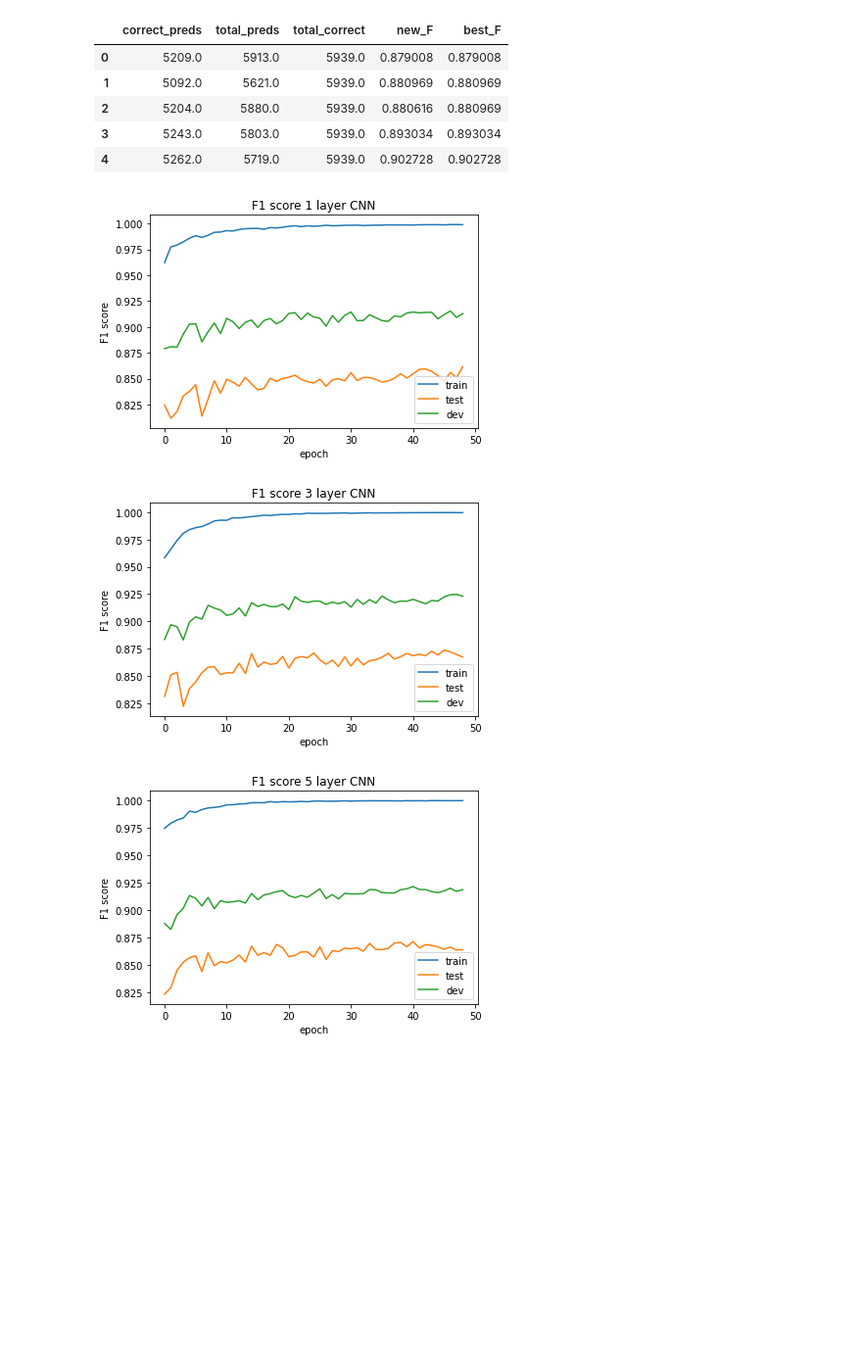
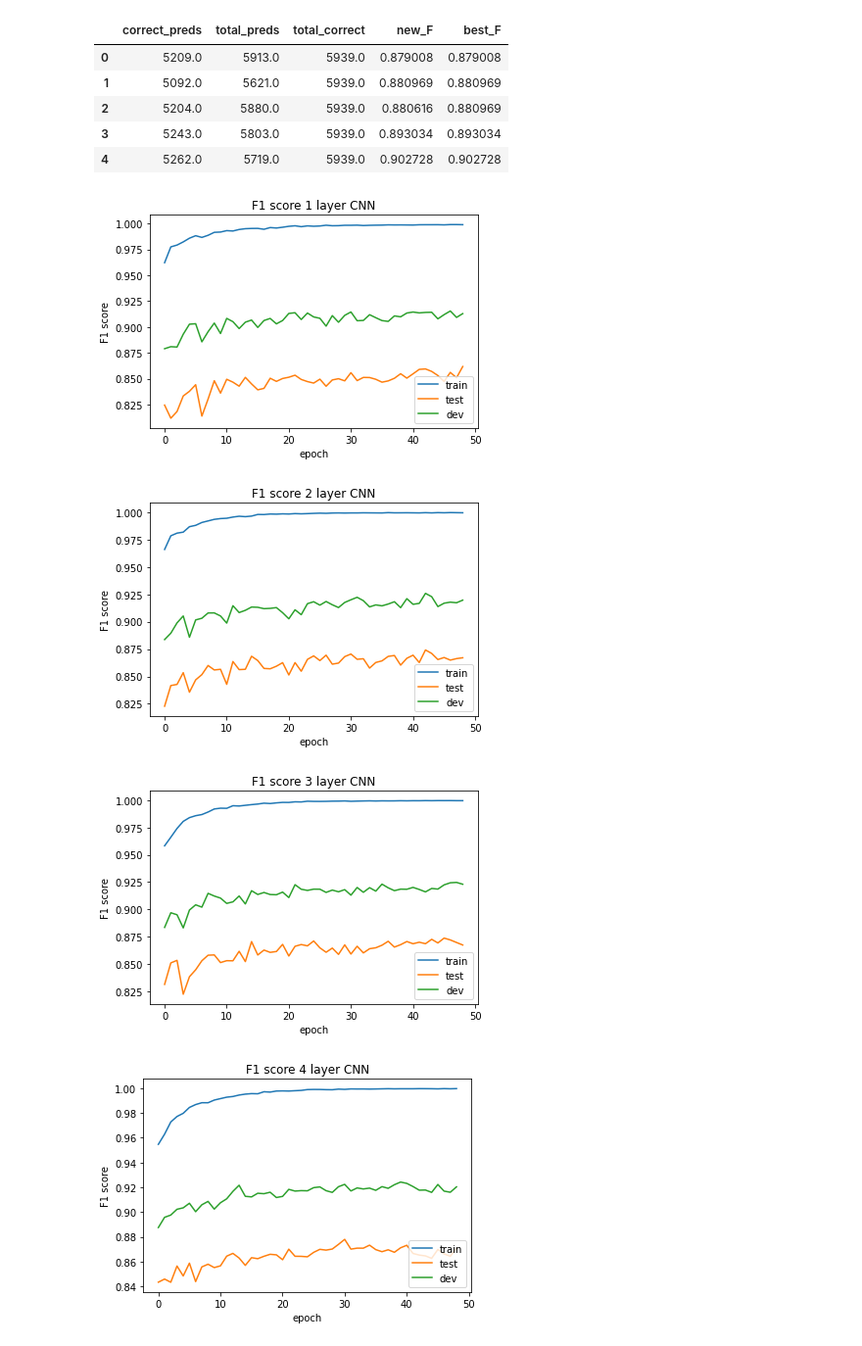
Before and after one commit to ABHISHEK03312/NLP-assignment2, a Jupyter notebook: results-graphs.ipynb, the cells around one changed output. Shown at 98% size. Drawn from its saved outputs; the diff is of its cells as text; code cells hidden in the pictures; blank space fills up the shorter version.

```diff
--- a/results-graphs.ipynb
+++ b/results-graphs.ipynb
@@ -6,12 +6,21 @@ import numpy as np
 cnn_1_layer_train = pd.read_csv("/Users/abhishekvaidyanathan/Desktop/NLP-assignment2/1-CNN-layer/1Train.csv")
 cnn_1_layer_dev = pd.read_csv("/Users/abhishekvaidyanathan/Desktop/NLP-assignment2/1-CNN-layer/1Dev.csv")
 cnn_1_layer_test = pd.read_csv("/Users/abhishekvaidyanathan/Desktop/NLP-assignment2/1-CNN-layer/1Test.csv")
+cnn_2_layer_train = pd.read_csv("/Users/abhishekvaidyanathan/Desktop/NLP-assignment2/2-CNN-layer/2Train.csv")
+cnn_2_layer_dev = pd.read_csv("/Users/abhishekvaidyanathan/Desktop/NLP-assignment2/2-CNN-layer/2Dev.csv")
+cnn_2_layer_test = pd.read_csv("/Users/abhishekvaidyanathan/Desktop/NLP-assignment2/2-CNN-layer/2Test.csv")
 cnn_3_layer_train = pd.read_csv("/Users/abhishekvaidyanathan/Desktop/NLP-assignment2/3-CNN-layer/3Train.csv")
 cnn_3_layer_dev = pd.read_csv("/Users/abhishekvaidyanathan/Desktop/NLP-assignment2/3-CNN-layer/3Dev.csv")
 cnn_3_layer_test = pd.read_csv("/Users/abhishekvaidyanathan/Desktop/NLP-assignment2/3-CNN-layer/3Test.csv")
+cnn_4_layer_train = pd.read_csv("/Users/abhishekvaidyanathan/Desktop/NLP-assignment2/4-CNN-layer/4Train.csv")
+cnn_4_layer_dev = pd.read_csv("/Users/abhishekvaidyanathan/Desktop/NLP-assignment2/4-CNN-layer/4Dev.csv")
+cnn_4_layer_test = pd.read_csv("/Users/abhishekvaidyanathan/Desktop/NLP-assignment2/4-CNN-layer/4Test.csv")
 cnn_5_layer_train = pd.read_csv("/Users/abhishekvaidyanathan/Desktop/NLP-assignment2/5-CNN-layer/5Train.csv")
 cnn_5_layer_dev = pd.read_csv("/Users/abhishekvaidyanathan/Desktop/NLP-assignment2/5-CNN-layer/5Dev.csv")
 cnn_5_layer_test = pd.read_csv("/Users/abhishekvaidyanathan/Desktop/NLP-assignment2/5-CNN-layer/5Test.csv")
+cnn_6_layer_train = pd.read_csv("/Users/abhishekvaidyanathan/Desktop/NLP-assignment2/6-CNN-layer/6Train.csv")
+cnn_6_layer_dev = pd.read_csv("/Users/abhishekvaidyanathan/Desktop/NLP-assignment2/6-CNN-layer/6Dev.csv")
+cnn_6_layer_test = pd.read_csv("/Users/abhishekvaidyanathan/Desktop/NLP-assignment2/6-CNN-layer/6Test.csv")
 # %%
 cnn_1_layer_dev.head()
 # %% [output]
@@ -25,33 +34,64 @@ cnn_1_layer_dev.head()
 plt.figure(1)
 plt.plot(cnn_1_layer_train['new_F'])
 plt.plot(cnn_1_layer_test['new_F'])
 plt.plot(cnn_1_layer_dev['new_F'])
 plt.title('F1 score 1 layer CNN')
 plt.ylabel('F1 score')
 plt.xlabel('epoch')
 plt.legend(['train', 'test','dev'], loc='lower right')
 plt.show()
 
 plt.figure(2)
+plt.plot(cnn_2_layer_train['new_F'])
+plt.plot(cnn_2_layer_test['new_F'])
+plt.plot(cnn_2_layer_dev['new_F'])
+plt.title('F1 score 2 layer CNN')
+plt.ylabel('F1 score')
+plt.xlabel('epoch')
+plt.legend(['train', 'test','dev'], loc='lower right')
+plt.show()
+
+plt.figure(3)
 plt.plot(cnn_3_layer_train['new_F'])
 plt.plot(cnn_3_layer_test['new_F'])
 plt.plot(cnn_3_layer_dev['new_F'])
 plt.title('F1 score 3 layer CNN')
 plt.ylabel('F1 score')
 plt.xlabel('epoch')
 plt.legend(['train', 'test','dev'], loc='lower right')
 plt.show()
 
-plt.figure(3)
+plt.figure(4)
+plt.plot(cnn_4_layer_train['new_F'])
+plt.plot(cnn_4_layer_test['new_F'])
+plt.plot(cnn_4_layer_dev['new_F'])
+plt.title('F1 score 4 layer CNN')
+plt.ylabel('F1 score')
+plt.xlabel('epoch')
+plt.legend(['train', 'test','dev'], loc='lower right')
+plt.show()
+
+plt.figure(5)
 plt.plot(cnn_5_layer_train['new_F'])
 plt.plot(cnn_5_layer_test['new_F'])
 plt.plot(cnn_5_layer_dev['new_F'])
 plt.title('F1 score 5 layer CNN')
 plt.ylabel('F1 score')
 plt.xlabel('epoch')
 plt.legend(['train', 'test','dev'], loc='lower right')
 plt.show()
+
+plt.figure(6)
+plt.plot(cnn_6_layer_train['new_F'])
+plt.plot(cnn_6_layer_test['new_F'])
+plt.plot(cnn_6_layer_dev['new_F'])
+plt.title('F1 score 6 layer CNN')
+plt.ylabel('F1 score')
+plt.xlabel('epoch')
+plt.legend(['train', 'test','dev'], loc='lower right')
+plt.show()
 # %% [output]
 [figure]
-[figure, old version]
+[figure, new version]
-[figure, old version]
+[figure, new version]
+[figure, added]
```
Also changed, not shown: parts of 6 cells of this notebook, 1 other file.
